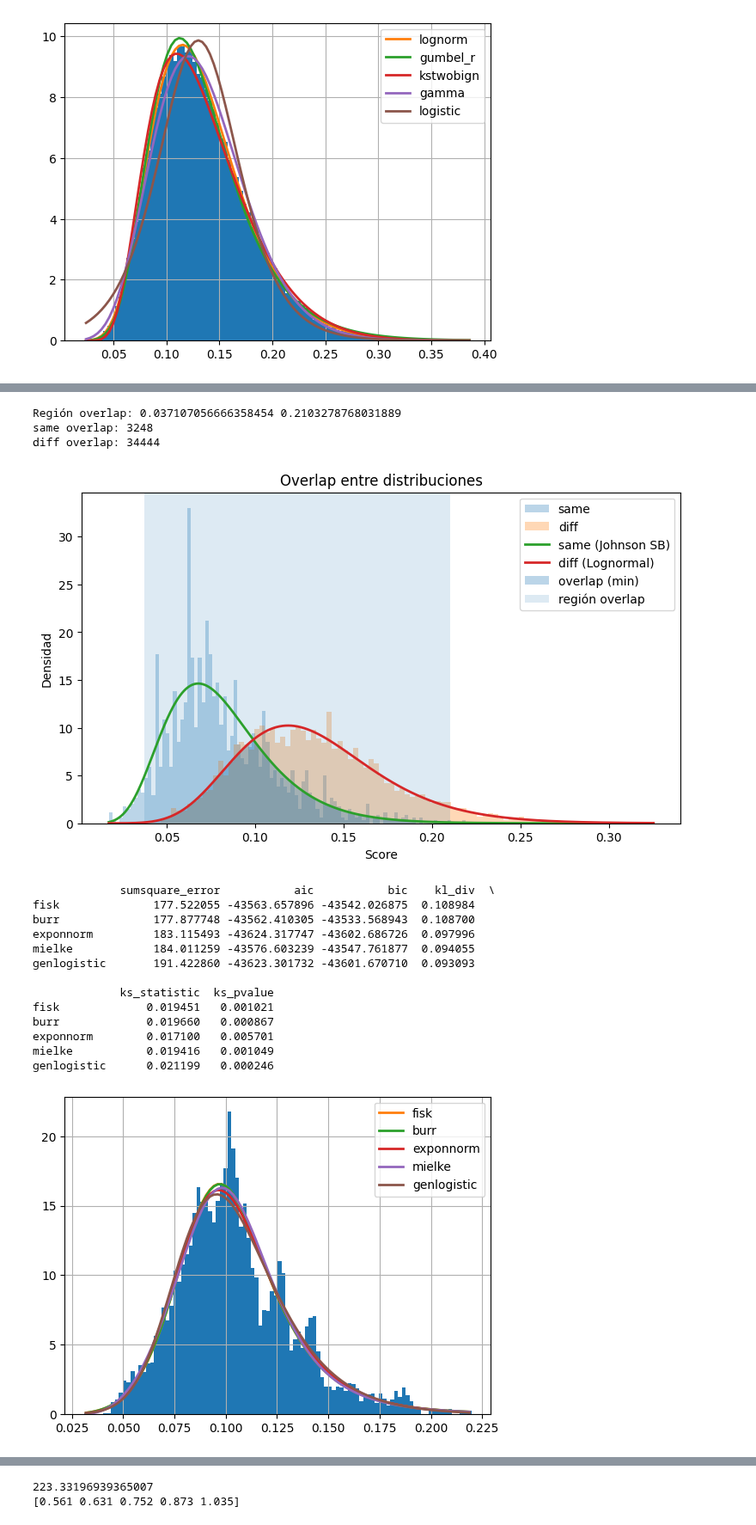
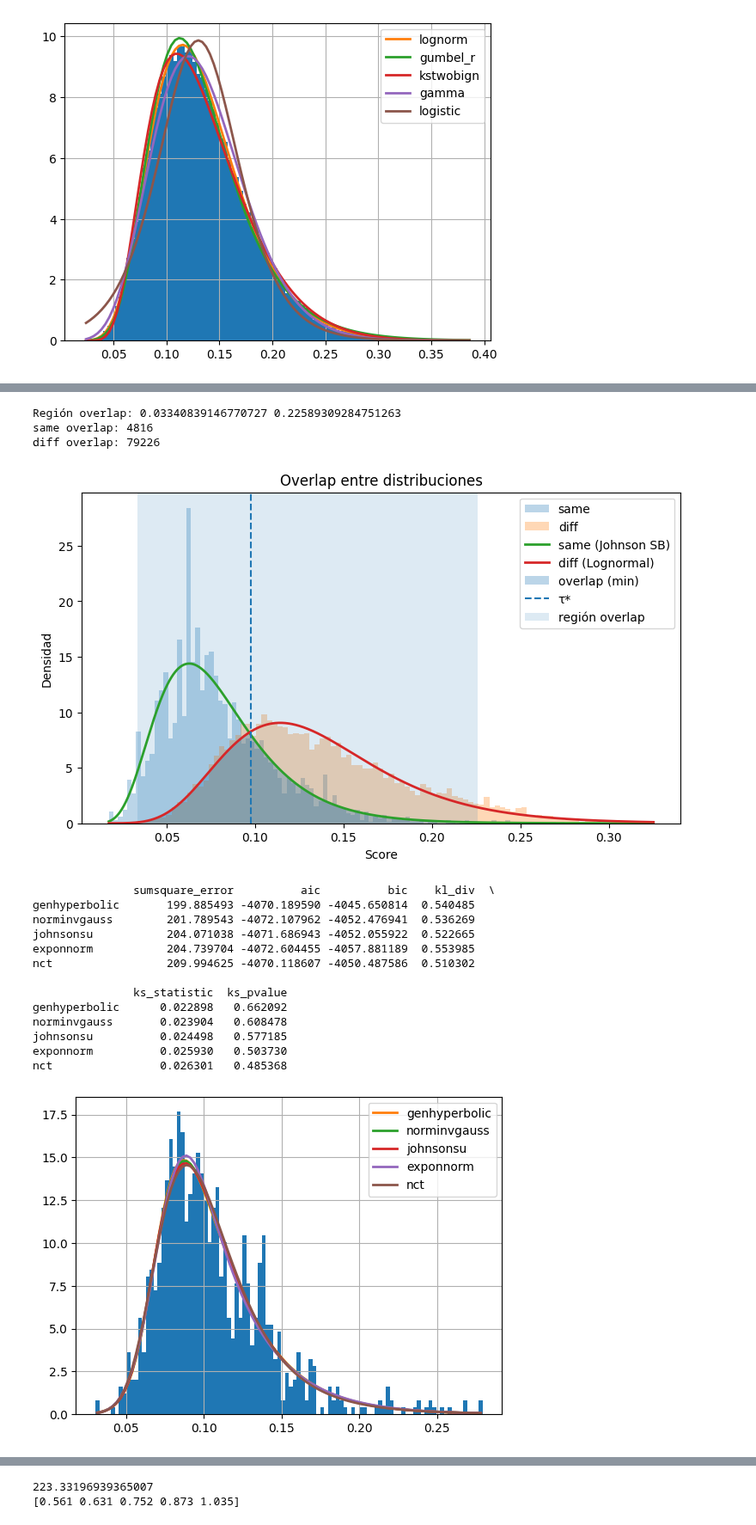
Before and after one commit to VictorManuelOrt/Biometric, a Jupyter notebook: Copia_de_Ajuste_Densidades_Gabor_Ranking_Biometrics_DATA.ipynb, the cells around one changed output, grey strips where cells are left out. Shown at 86% size. Saved outputs shown, nothing was run; the diff lists cells and outputs as text; code cells hidden in the pictures.

```diff
--- a/Copia_de_Ajuste_Densidades_Gabor_Ranking_Biometrics_DATA.ipynb
+++ b/Copia_de_Ajuste_Densidades_Gabor_Ranking_Biometrics_DATA.ipynb
@@ -378,7 +380,7 @@ len(results_dict)
 # %% [output]
 3000
 # %%
-first_1000_items = list(results_dict.items())[:200]
+first_1000_items = list(results_dict.items())[:300]
 Features_Dictionary = dict(first_1000_items)
 
 print(f"Original dictionary size: {len(results_dict)}")
@@ -1060,8 +1202,8 @@ plt.plot(x, p_diff, label="diff (Lognormal)", linewidth=2)
 # overlap
 plt.fill_between(x, p_min, alpha=0.3, label="overlap (min)")
 
-# umbral (si ya lo tienes)
-# plt.axvline(tau_star, linestyle='--', label="τ*")
+# umbral
+plt.axvline(tau_star, linestyle='--', label="τ*")
 
 plt.axvspan(xmin_overlap, xmax_overlap, alpha=0.15, label="región overlap")
 
@@ -1071,10 +1213,10 @@ plt.xlabel("Score")
 plt.ylabel("Densidad")
 plt.show()
 # %% [output]
-Región overlap: 0.037107056666358454 0.2103278768031889
-same overlap: 3248
-diff overlap: 34444
+Región overlap: 0.03340839146770727 0.22589309284751263
+same overlap: 4816
+diff overlap: 79226
-[figure, old version]
+[figure, new version]
 # %%
 import numpy as np
 from fitter import Fitter
@@ -1091,47 +1233,47 @@ hist_diff, _ = np.histogram(diff, bins=bins, density=True)
 # overlap
 hist_overlap = np.minimum(hist_same, hist_diff)
 
 # convertir a probabilidad
 p_overlap = hist_overlap * bin_width
 p_overlap = p_overlap / np.sum(p_overlap)
 
 # =========================
 # reconstrucción CORRECTA
 # =========================
-n_samples = 10000
+n_samples = 1000
 
 bin_idx = np.random.choice(len(bin_centers), size=n_samples, p=p_overlap)
 
 overlap_data = np.random.uniform(
     bins[bin_idx],
     bins[bin_idx + 1]
 )
 
 # =========================
 # usar fitter
 # =========================
 f = Fitter(
     overlap_data)
 
 f.fit()
 
 # resultados
 print(f.summary())
 # %% [output]
-             sumsquare_error           aic           bic    kl_div  \
-fisk              177.522055 -43563.657896 -43542.026875  0.108984
-burr              177.877748 -43562.410305 -43533.568943  0.108700
-exponnorm         183.115493 -43624.317747 -43602.686726  0.097996
-mielke            184.011259 -43576.603239 -43547.761877  0.094055
-genlogistic       191.422860 -43623.301732 -43601.670710  0.093093
+               sumsquare_error          aic          bic    kl_div  \
+genhyperbolic       199.885493 -4070.189590 -4045.650814  0.540485
+norminvgauss        201.789543 -4072.107962 -4052.476941  0.536269
+johnsonsu           204.071038 -4071.686943 -4052.055922  0.522665
+exponnorm           204.739704 -4072.604455 -4057.881189  0.553985
+nct                 209.994625 -4070.118607 -4050.487586  0.510302
 
-             ks_statistic  ks_pvalue
-fisk             0.019451   0.001021
-burr             0.019660   0.000867
-exponnorm        0.017100   0.005701
-mielke           0.019416   0.001049
-genlogistic      0.021199   0.000246
+               ks_statistic  ks_pvalue
+genhyperbolic      0.022898   0.662092
+norminvgauss       0.023904   0.608478
+johnsonsu          0.024498   0.577185
+exponnorm          0.025930   0.503730
+nct                0.026301   0.485368
-[figure, old version]
+[figure, new version]
 # %%
 for dist, params in f.fitted_param.items():
     print(f"{dist}: {params}")
```
Also changed, not shown: parts of 29 cells of this notebook.
